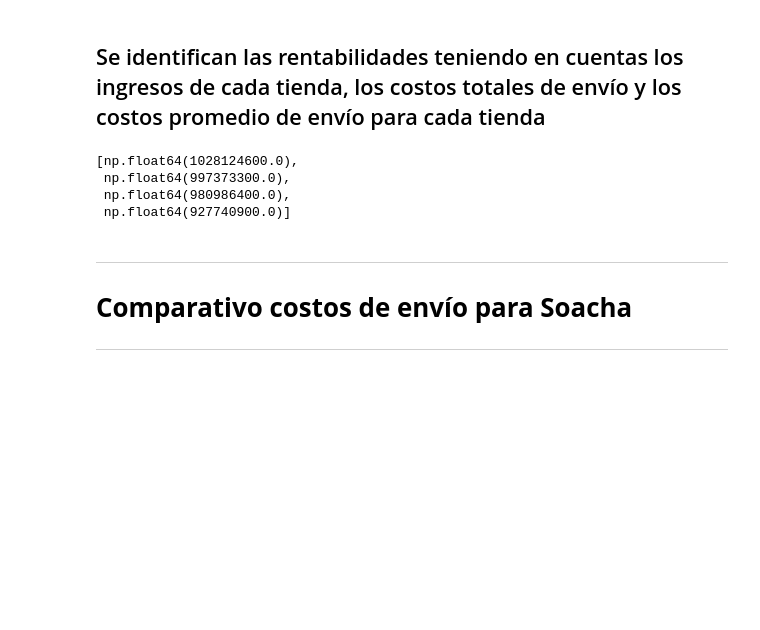
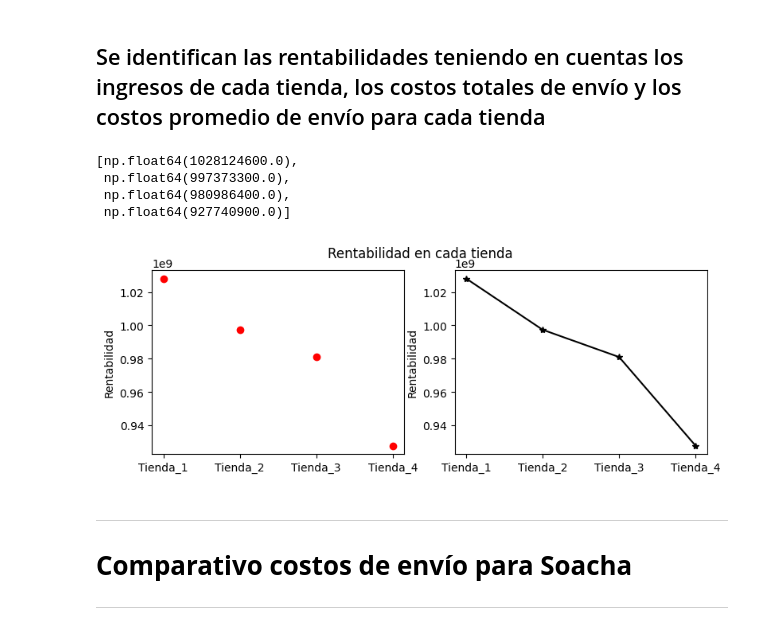
Before and after one commit to cazarate09/Data_Challenge_Alura_Store, a Jupyter notebook: AluraStoreLatam.ipynb, the cells around one changed output. Saved outputs shown, nothing was run; the diff lists cells and outputs as text; code cells hidden in the pictures; blank space fills up the shorter version.

```diff
--- a/AluraStoreLatam.ipynb
+++ b/AluraStoreLatam.ipynb
@@ -643,6 +643,20 @@ rentabilidades
  np.float64(997373300.0),
  np.float64(980986400.0),
  np.float64(927740900.0)]
+# %%
+plt.figure(figsize=(9, 3))
+plt.subplot(1, 2, 1)
+plt.scatter(tiendas, rentabilidades, color = 'red')
+plt.ylabel('Rentabilidad')
+
+plt.subplot(1, 2, 2)
+plt.plot(tiendas, rentabilidades, color = 'black', marker = '*')
+plt.ylabel('Rentabilidad')
+
+plt.suptitle('Rentabilidad en cada tienda')
+plt.show()
+# %% [output]
+[figure, added]
 # %% [markdown]
 ---
 
```
